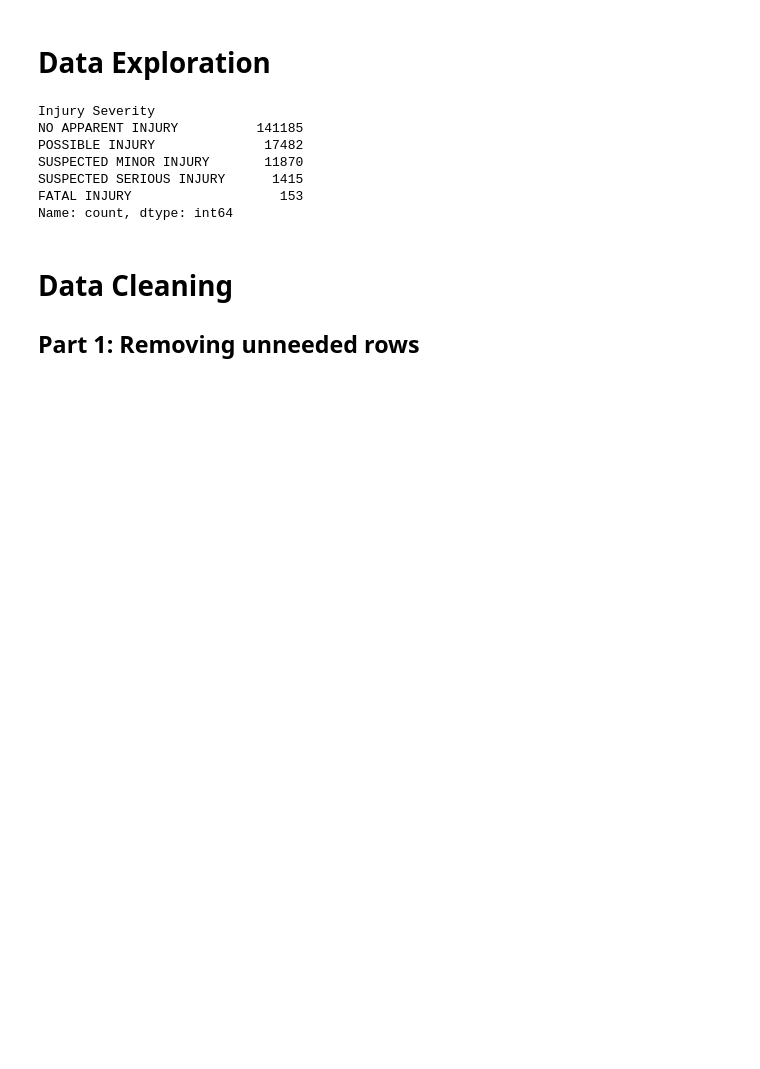
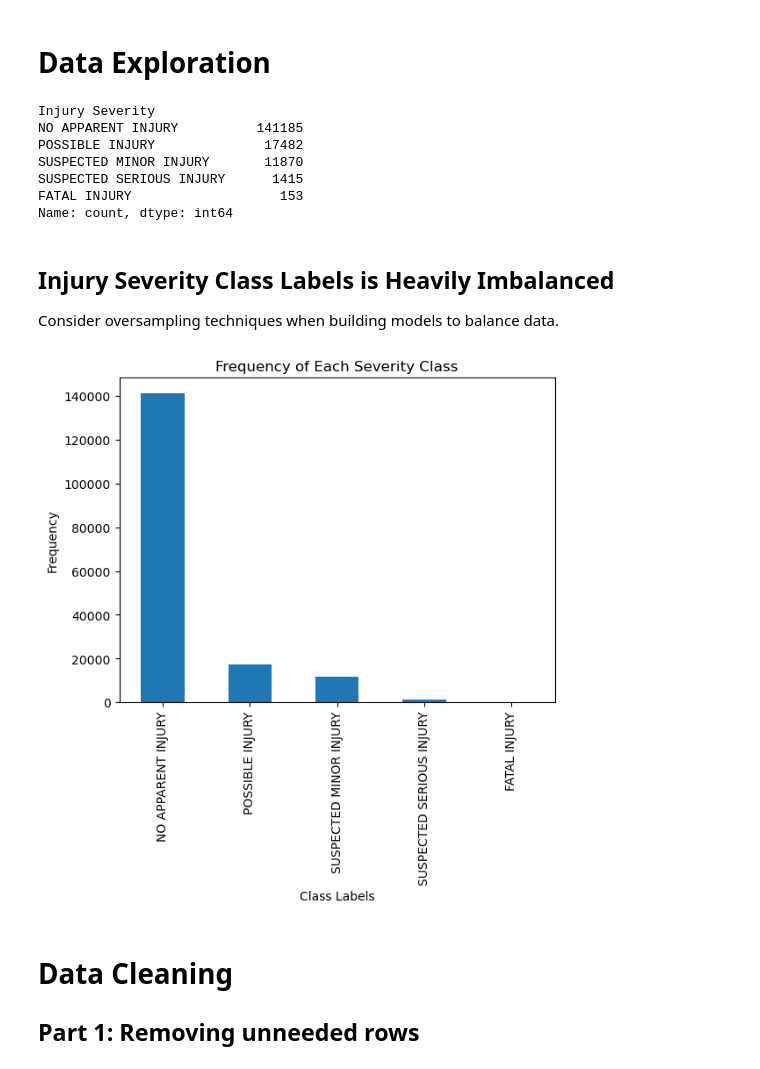
Before and after one commit to jrsmith03/TrafficPrediction, a Jupyter notebook: proj.ipynb, the cells around one changed output. Drawn from its saved outputs; the diff is of its cells as text; code cells hidden in the pictures; blank space fills up the shorter version.

```diff
--- a/proj.ipynb
+++ b/proj.ipynb
@@ -66,6 +66,21 @@ SUSPECTED MINOR INJURY       11870
 SUSPECTED SERIOUS INJURY      1415
 FATAL INJURY                   153
 Name: count, dtype: int64
+# %% [markdown]
+## Injury Severity Class Labels is Heavily Imbalanced
+Consider oversampling techniques when building models to balance data.
+# %%
+import matplotlib.pyplot as plt
+
+severity_counts = data['Injury Severity'].value_counts()
+severity_counts.plot(kind='bar')
+plt.ylabel('Frequency')
+plt.title('Frequency of Each Severity Class')
+
+# Show plot
+plt.show()
+# %% [output]
+[figure, added]
 # %% [markdown]
 # Data Cleaning
 ## Part 1: Removing unneeded rows
```
Also changed, not shown: parts of 12 cells of this notebook.
